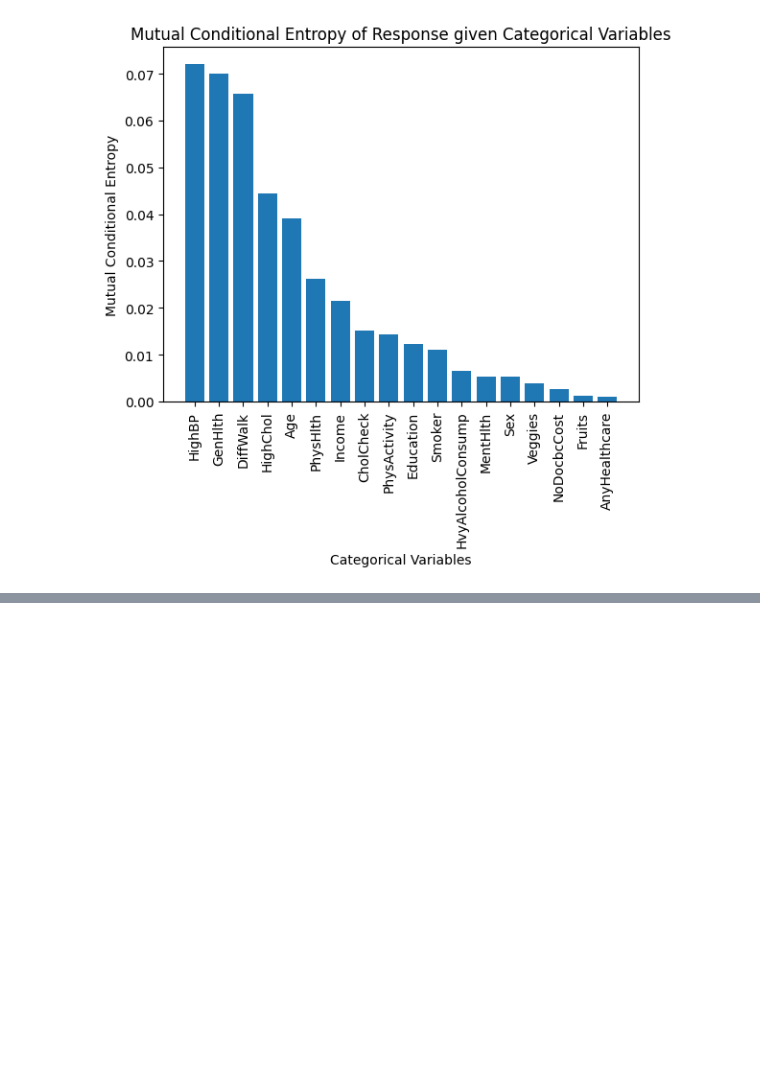
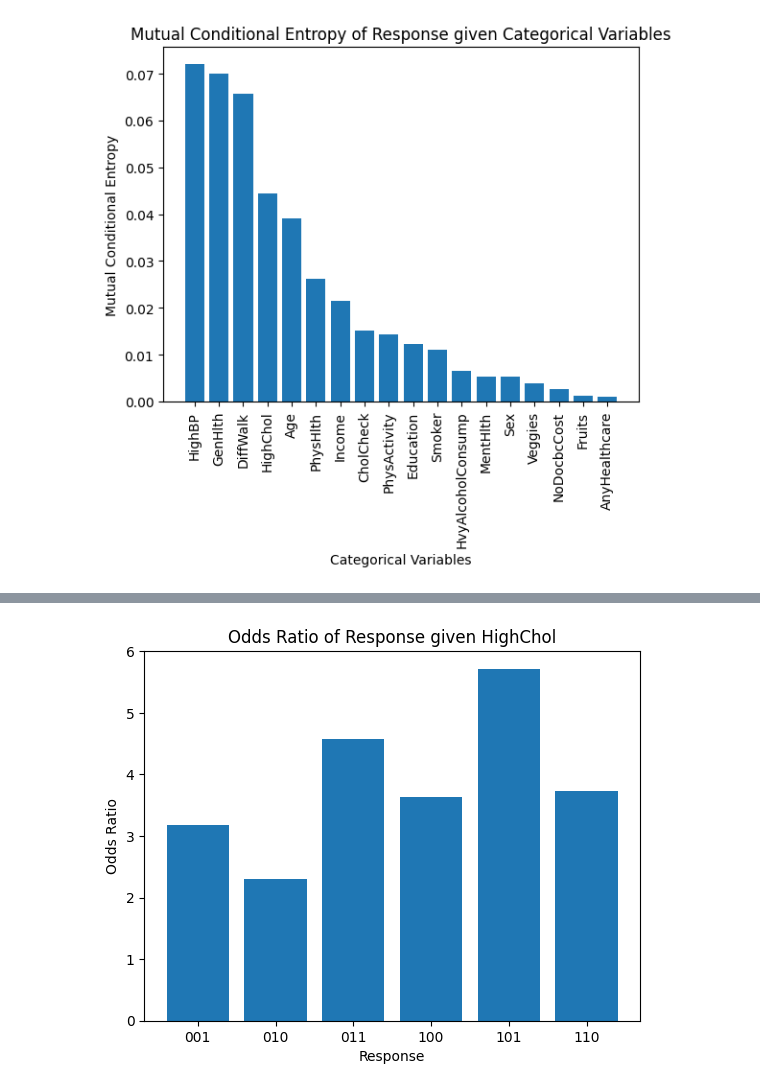
Before and after one commit to CYoung73/STA160-Midterm, a Jupyter notebook: STA160_Midterm_EDA.ipynb, the cells around one changed output, grey strips where cells are left out. Saved outputs shown, nothing was run; the diff lists cells and outputs as text; code cells hidden in the pictures; blank space fills up the shorter version.

```diff
--- a/STA160_Midterm_EDA.ipynb
+++ b/STA160_Midterm_EDA.ipynb
@@ -425,0 +458,12 @@ plt.show()
+# %%
+# plot of odds ratio given HighChol
+# odds of getting each response if HighChol = 1 vs odds of getting each response if HighChol = 0
+high_chol_odds_ratios = odds_ratio(data, 'HighChol', 'Response')
+plt.bar(high_chol_odds_ratios['Response'], high_chol_odds_ratios['Odds Ratio'])
+plt.title('Odds Ratio of Response given HighChol')
+plt.xlabel('Response')
+plt.ylabel('Odds Ratio')
+plt.xticks(rotation=0)
+plt.show()
+# %% [output]
+[figure, added]
```
Also changed, not shown: parts of 13 cells of this notebook.
